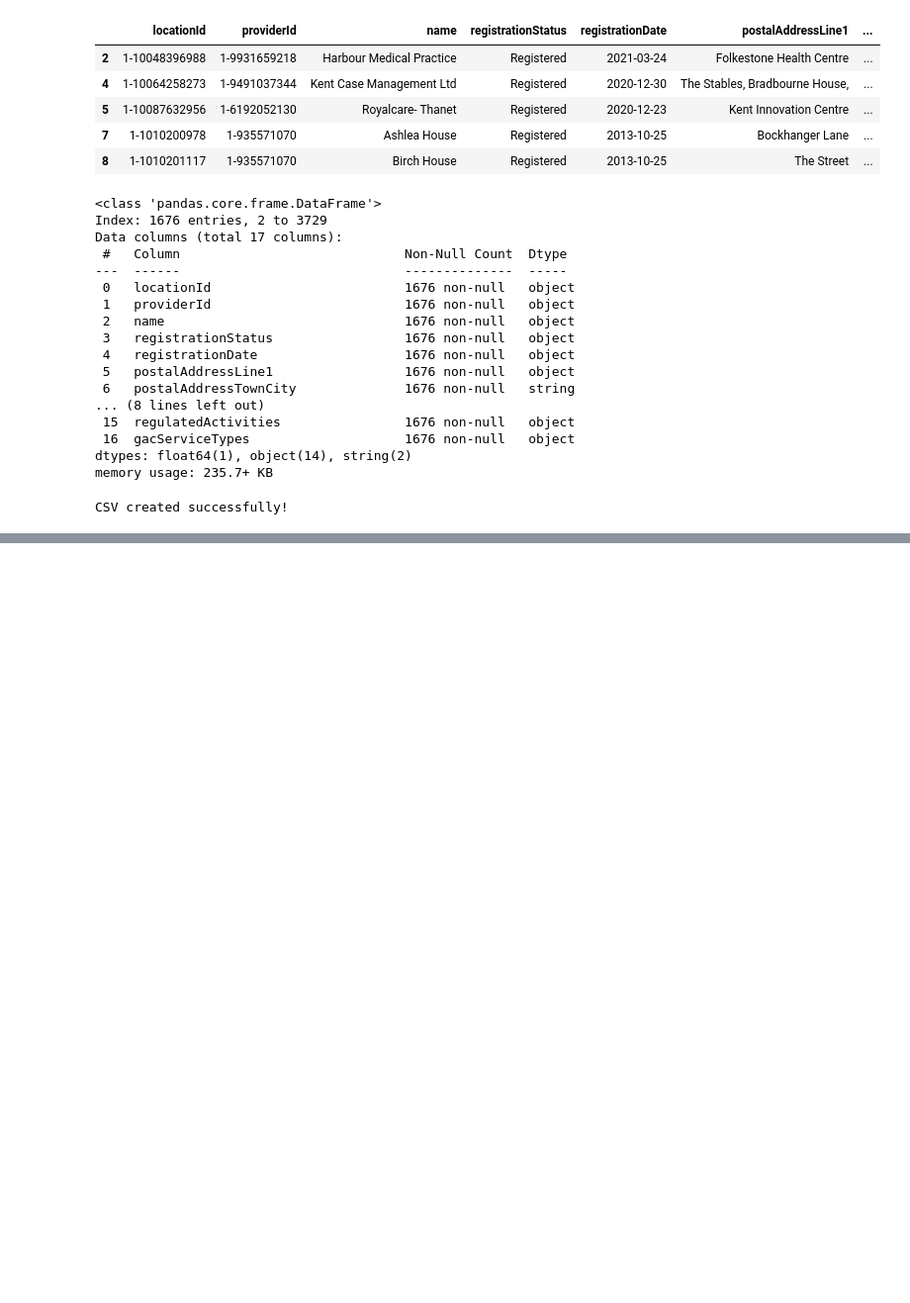
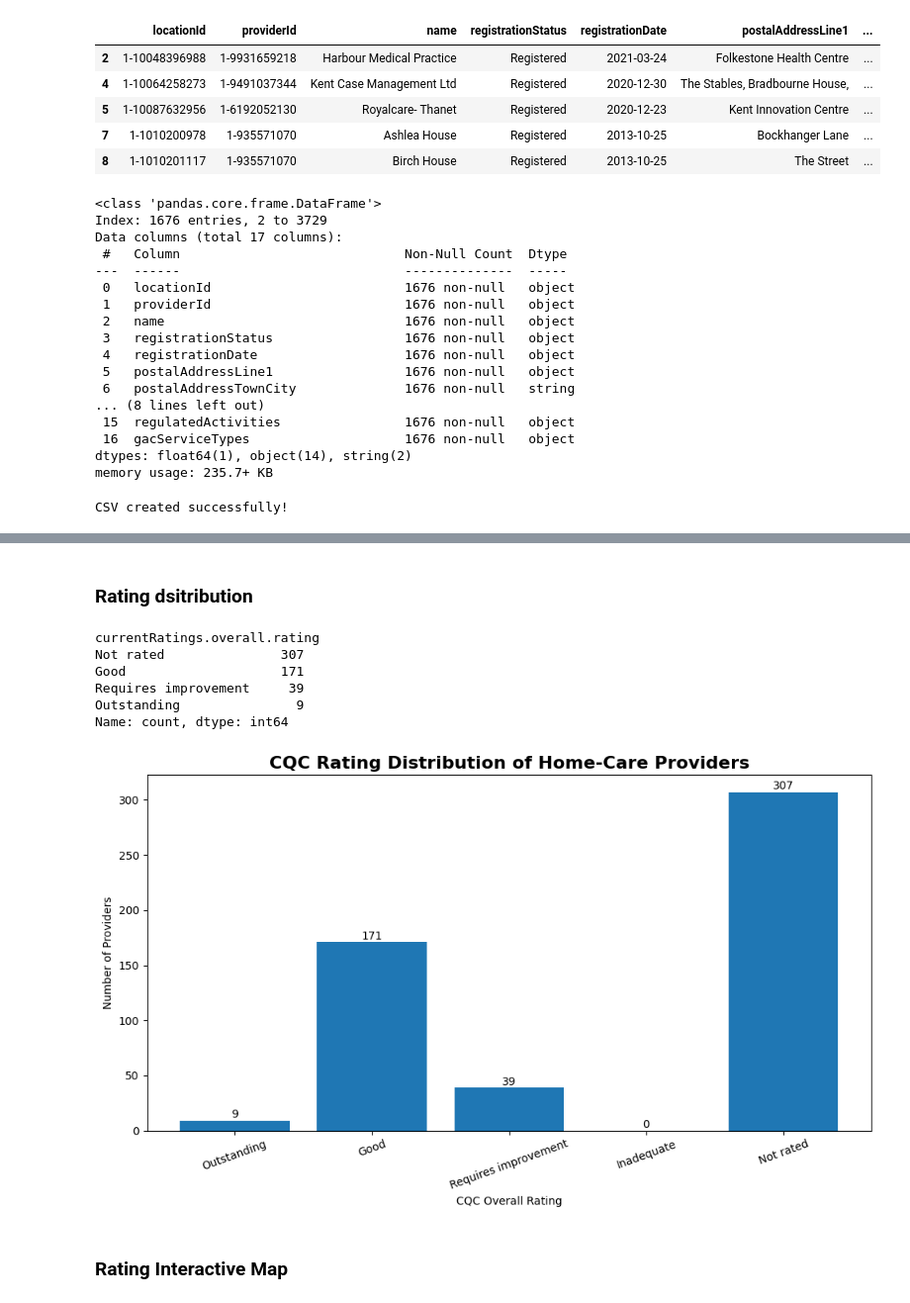
Before and after one commit to AshutoshJani/market-intelligence-home-safe, a Jupyter notebook: preprocessing.ipynb, the cells around one changed output, grey strips where cells are left out. Shown at 99% size. Cells and saved outputs as stored; diff of their text form; code cells hidden in the pictures; blank space fills up the shorter version.

```diff
--- a/preprocessing.ipynb
+++ b/preprocessing.ipynb
@@ -891,0 +2458,80 @@ CSV created successfully!
+# %% [markdown]
+### Rating dsitribution
+# %%
+rating_counts = (
+    df["currentRatings.overall.rating"]
+    .fillna("Not rated")
+    .replace("", "Not rated")
+    .value_counts()
+)
+
+print(rating_counts)
+# %% [output]
+currentRatings.overall.rating
+Not rated               307
+Good                    171
+Requires improvement     39
+Outstanding               9
+Name: count, dtype: int64
+# %%
+# Put ratings in a meaningful order
+rating_order = [
+    "Outstanding",
+    "Good",
+    "Requires improvement",
+    "Inadequate",
+    "Not rated"
+]
+
+rating_counts = (
+    df["currentRatings.overall.rating"]
+    .fillna("Not rated")
+    .replace("", "Not rated")
+    .value_counts()
+    .reindex(rating_order, fill_value=0)
+)
+
+# Plot
+plt.figure(figsize=(10, 6))
+
+bars = plt.bar(
+    rating_counts.index,
+    rating_counts.values
+)
+
+plt.title(
+    "CQC Rating Distribution of Home-Care Providers",
+    fontsize=16,
+    fontweight="bold"
+)
+
+plt.xlabel("CQC Overall Rating")
+plt.ylabel("Number of Providers")
+
+plt.xticks(rotation=20)
+
+# Add counts
+for bar in bars:
+    height = bar.get_height()
+
+    plt.text(
+        bar.get_x() + bar.get_width() / 2,
+        height + 0.5,
+        str(int(height)),
+        ha="center",
+        va="bottom"
+    )
+
+plt.tight_layout()
+
+plt.savefig(
+    "03_cqc_rating_distribution.png",
+    dpi=300,
+    bbox_inches="tight"
+)
+
+plt.show()
+# %% [output]
+[figure, added]
+# %% [markdown]
+### Rating Interactive Map
```
Also changed, not shown: parts of 36 cells of this notebook, 27 other files.
